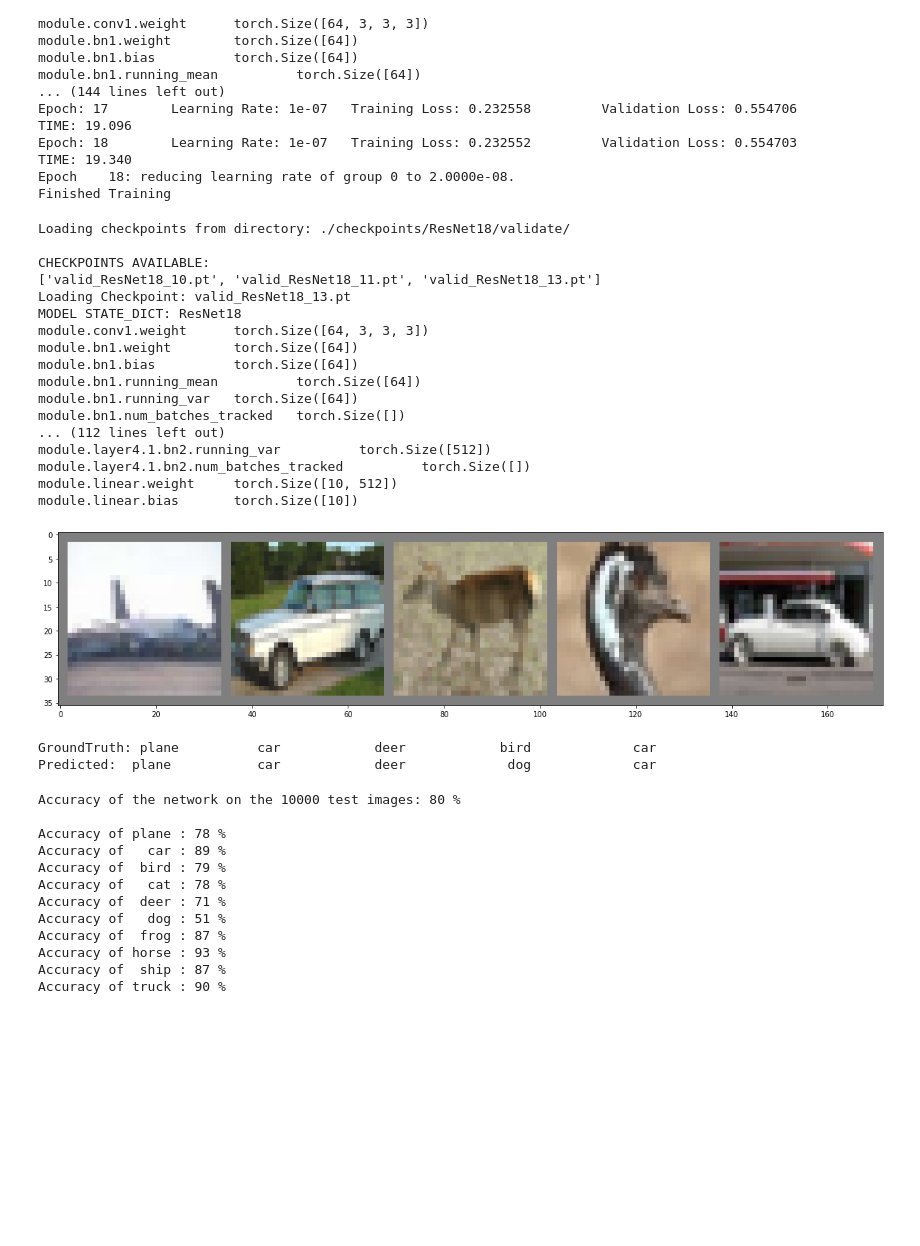
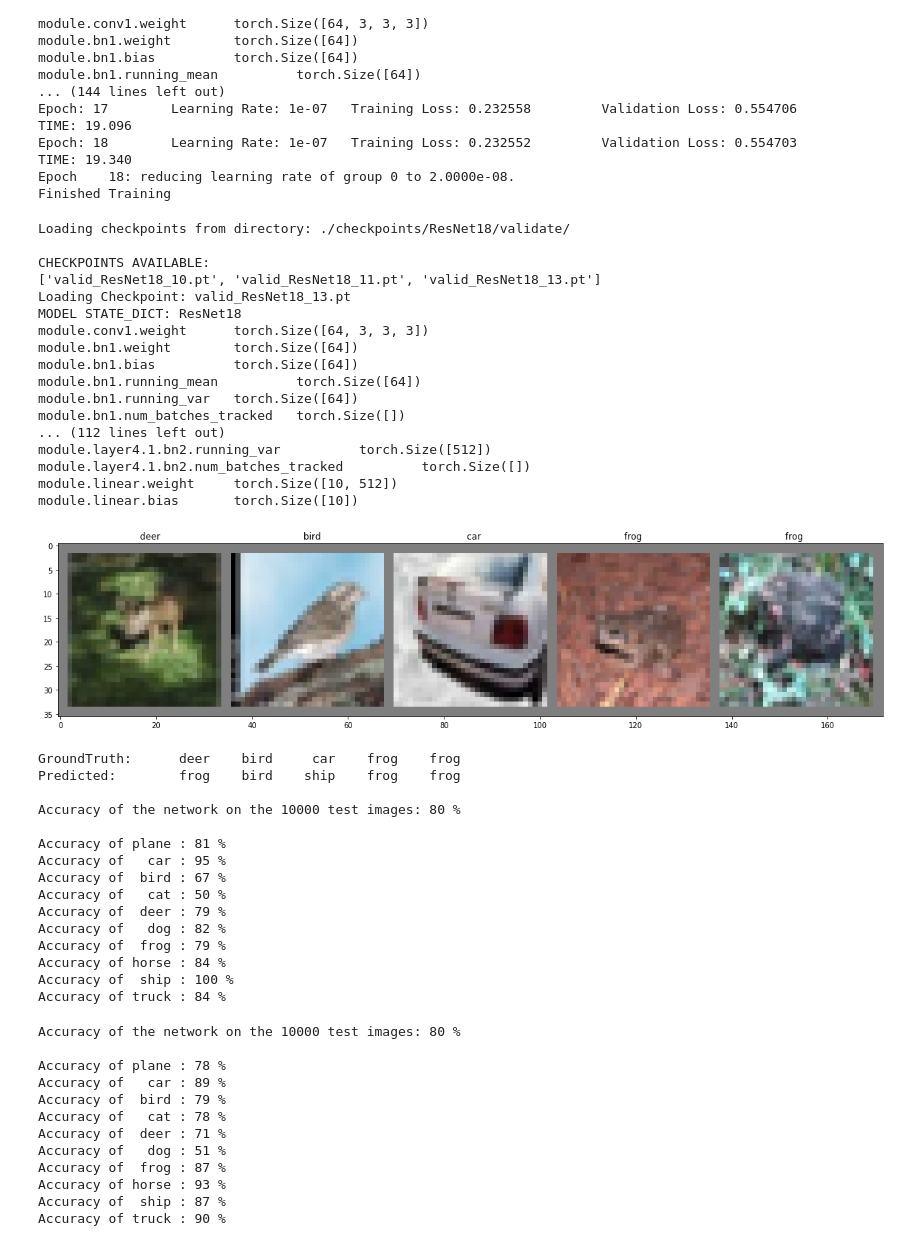
Before and after one commit to jdrego/cnn-classification, a Jupyter notebook: ResNet_cifar10.ipynb, the cells around one changed output. Drawn from its saved outputs; the diff is of its cells as text; code cells hidden in the pictures; blank space fills up the shorter version.

```diff
--- a/ResNet_cifar10.ipynb
+++ b/ResNet_cifar10.ipynb
@@ -111,11 +138,15 @@ Files already downloaded and verified
 Files already downloaded and verified
 # %%
 # Display some training images
-def imshow(img):
+def imshow(img, save_dir=''):
     img = img / 2 + 0.5     #unnormalize
     npimg = img.numpy()
     plt.figure(figsize=(20,10))
     plt.imshow(np.transpose(npimg, (1,2,0)))
+    plt.title('                                                 '.join(
+        '%5s' % classes[labels[j]] for j in range(5)))
+    if save_dir!='':
+        plt.savefig(save_dir)
     plt.show()
 
 # Get some training images
@@ -123,7 +154,7 @@ dataiter = iter(trainloader)
 images, labels = dataiter.next()
 
 # Show images
-imshow(torchvision.utils.make_grid(images[:5]))
+imshow(torchvision.utils.make_grid(images[:5]), save_dir=RESULT_DIR+'input/input.png')
 # Print labels
 print(' \t\t\t '.join('%5s' % classes[labels[j]] for j in range(5)))
 # %% [output]
@@ -517,39 +548,75 @@ Finished Training
 # %%
 model = model_init(load_type='validate', checkpoint_type='validate', checkpoint=-1)
 model.eval()
 dataiter = iter(testloader)
 images, labels = dataiter.next()
 
 # Print Images
-imshow(torchvision.utils.make_grid(images[:5]))
-print('GroundTruth:', ' '.join('%5s \t ' % classes[labels[j]] for j in range(5)))
+imshow(torchvision.utils.make_grid(images[:5]), save_dir=RESULT_DIR+'test/test.png')
+print('GroundTruth:', ' '.join('\t %5s' % classes[labels[j]] for j in range(5)))
 
 images, labels = images.to(device), labels.to(device)
 outputs = model(images)
 
 _, predicted = torch.max(outputs[:5], 1)
-print('Predicted: ', ' '.join('%5s \t ' % classes[predicted[j]] for j in range(5)))
+print('Predicted:', ' '.join('\t %5s' % classes[predicted[j]] for j in range(5)))
+
+correct = 0
+total = 0
+class_correct = list(0. for i in range(10))
+class_total = list(0. for i in range(10))
+with torch.no_grad():
+    for data in testloader:
+        images, labels = data[0].to(device), data[1].to(device)
+        outputs = model(images)
+        _, predicted = torch.max(outputs.data, 1)
+        total += labels.size(0)
+        correct += (predicted == labels).sum().item()
+        c = (predicted == labels).squeeze()
+        for i in range(4):
+            label = labels[i]
+            class_correct[label] += c[i].item()
+            class_total[label] += 1
+print()
+print('Accuracy of the network on the 10000 test images: %d %%' % (
+    100 * correct / total)); print()
+for i in range(10):
+    print('Accuracy of %5s : %2d %%' % (
+        classes[i], 100 * class_correct[i] / class_total[i]))
 # %% [output]
 Loading checkpoints from directory: ./checkpoints/ResNet18/validate/
 
 CHECKPOINTS AVAILABLE:
 ['valid_ResNet18_10.pt', 'valid_ResNet18_11.pt', 'valid_ResNet18_13.pt']
 Loading Checkpoint: valid_ResNet18_13.pt
 MODEL STATE_DICT: ResNet18
 module.conv1.weight      torch.Size([64, 3, 3, 3])
 module.bn1.weight        torch.Size([64])
 module.bn1.bias          torch.Size([64])
 module.bn1.running_mean          torch.Size([64])
 module.bn1.running_var   torch.Size([64])
 module.bn1.num_batches_tracked   torch.Size([])
 ... (112 lines left out)
 module.layer4.1.bn2.running_var          torch.Size([512])
 module.layer4.1.bn2.num_batches_tracked          torch.Size([])
 module.linear.weight     torch.Size([10, 512])
 module.linear.bias       torch.Size([10])
-[figure, old version]
+[figure, new version]
-GroundTruth: plane          car            deer            bird             car
-Predicted:  plane           car            deer             dog             car
+GroundTruth:      deer    bird     car    frog    frog
+Predicted:        frog    bird    ship    frog    frog
+
+Accuracy of the network on the 10000 test images: 80 %
+
+Accuracy of plane : 81 %
+Accuracy of   car : 95 %
+Accuracy of  bird : 67 %
+Accuracy of   cat : 50 %
+Accuracy of  deer : 79 %
+Accuracy of   dog : 82 %
+Accuracy of  frog : 79 %
+Accuracy of horse : 84 %
+Accuracy of  ship : 100 %
+Accuracy of truck : 84 %
 # %%
 correct = 0
 total = 0
```
Also changed, not shown: parts of 5 cells of this notebook, 9 other files.
